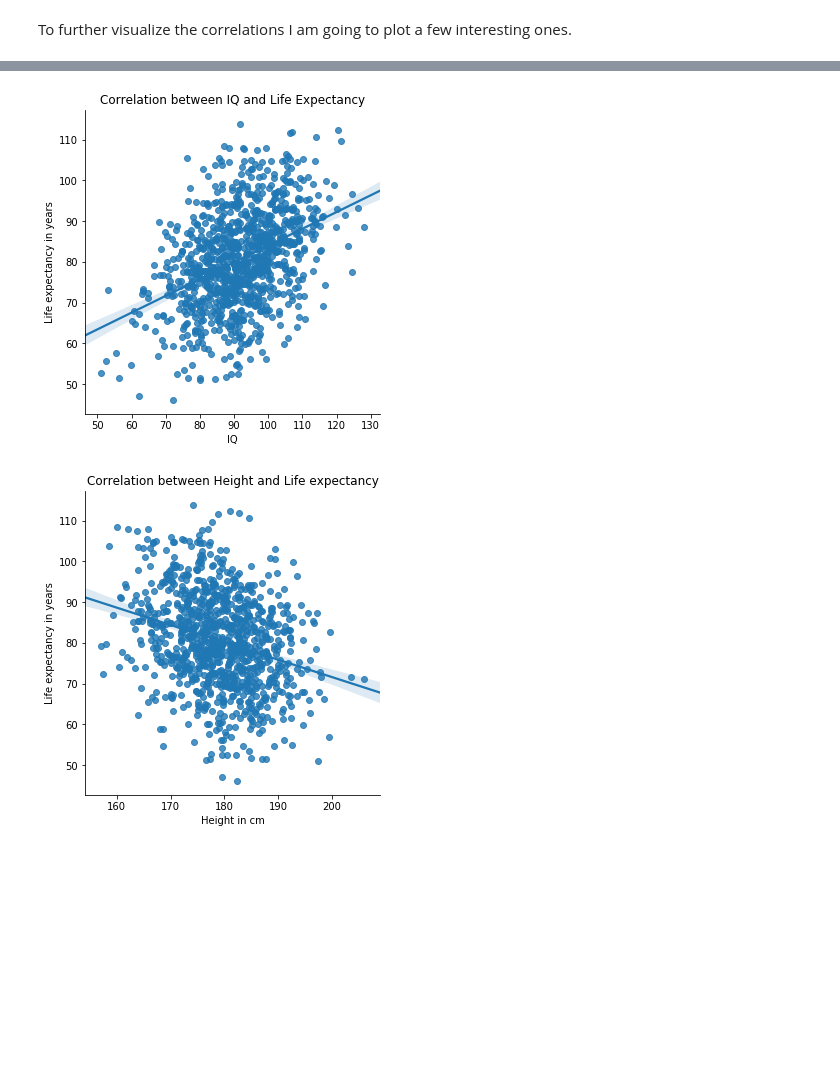
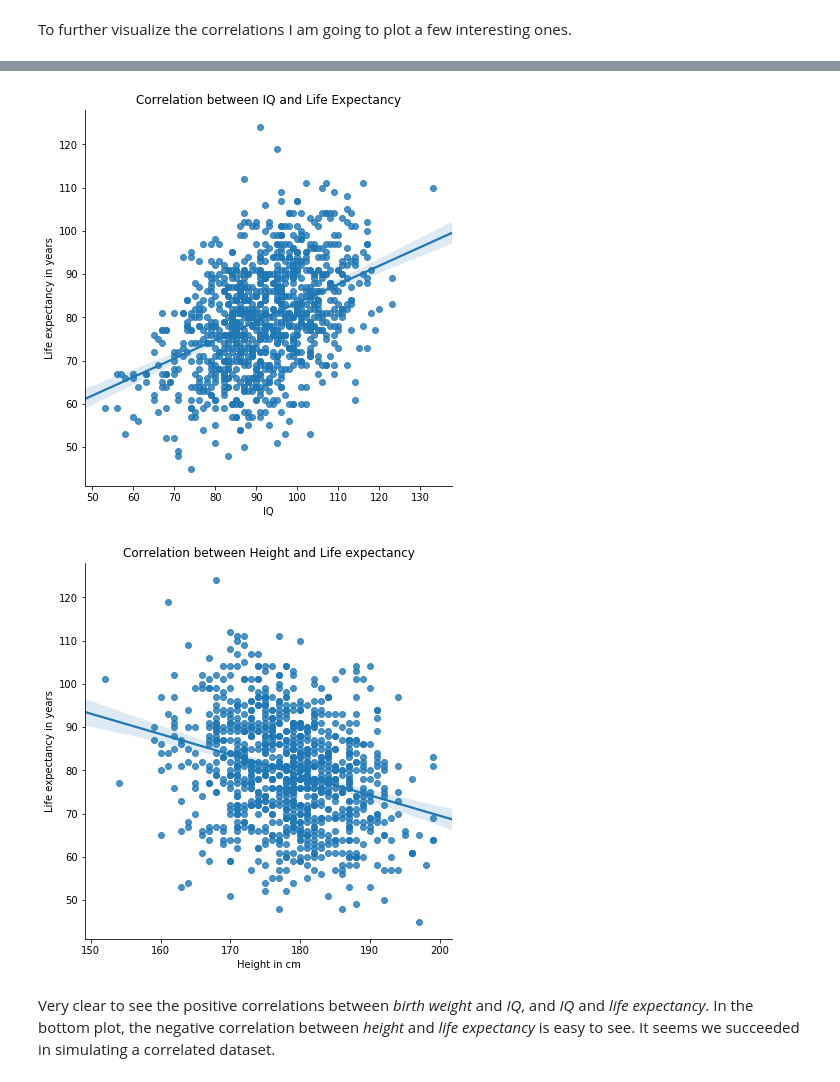
Before and after one commit to Ardvb/ProjectProgrammingforDataAnalysis2019, a Jupyter notebook: Project2019.ipynb, the cells around one changed output, grey strips where cells are left out. Saved outputs shown, nothing was run; the diff lists cells and outputs as text; code cells hidden in the pictures; blank space fills up the shorter version.

Commit message:
Added explanations to plots and more description of dataset

```diff
--- a/Project2019.ipynb
+++ b/Project2019.ipynb
@@ -291,8 +295,8 @@ def covstd(corrmatrix, stds) -> np.ndarray:
     # I spent hours trying to figure out how to do this, and finally found some inspiration here: https://realpython.com/python-random/
 # %%
 # Set the covariances between the variables. The diagonal from top left to bottom right is always 1, as it is the covariance with the variable itself.
-corr = np.array([[1, 0,0.4,-0.3],
-                [0,1,0.3,0.65],
+corr = np.array([[1, 0.18,0.4,-0.3],
+                [0.18,1,0.3,0.65],
                 [0.4,0.3,1,0.25],
                 [-0.3,0.65,0.25,1]]) # Controleren of correlaties een beetje kloppen met realiteit..
 # https://realpython.com/python-random/
@@ -348,0 +330,4 @@ dfcor #MAAK ER INTEGERS VAN!
+# %%
+# Display dfcor and turn the floats into integers
+dfcor = dfcor.astype(int) # https://stackoverflow.com/questions/21291259/convert-floats-to-ints
+dfcor
@@ -438,10 +442,12 @@ plt.title("Correlation between Birth weight and IQ");
 # %%
-sns.lmplot(x="IQ", y="Life expectancy in years", data = dfcor, height = 5)
+sns.lmplot(x="IQ", y="Life expectancy in years", data = dfcor, height = 6)
 plt.title("Correlation between IQ and Life Expectancy");
 # %% [output]
-[figure, old version]
+[figure, new version]
 # %%
-sns.lmplot(x="Height in cm", y="Life expectancy in years", data = dfcor, height = 5)
+sns.lmplot(x="Height in cm", y="Life expectancy in years", data = dfcor, height = 6)
 plt.title("Correlation between Height and Life expectancy");
 # %% [output]
-[figure, old version]
+[figure, new version]
+# %% [markdown]
+Very clear to see the positive correlations between <em>birth weight</em> and <em>IQ</em>, and <em>IQ</em> and <em>life expectancy</em>. In the bottom plot, the negative correlation between <em>height</em> and <em>life expectancy</em> is easy to see. It seems we succeeded in simulating a correlated dataset.
```
Also changed, not shown: parts of 35 cells of this notebook.
